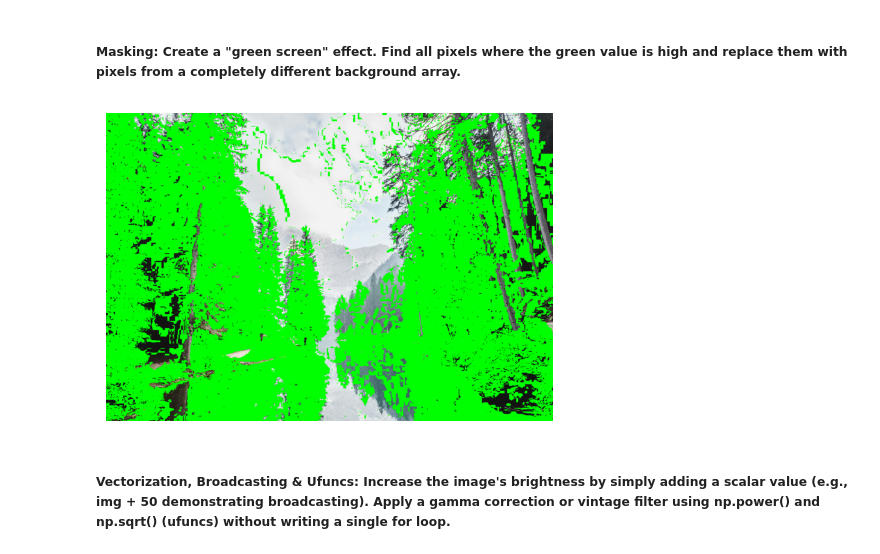
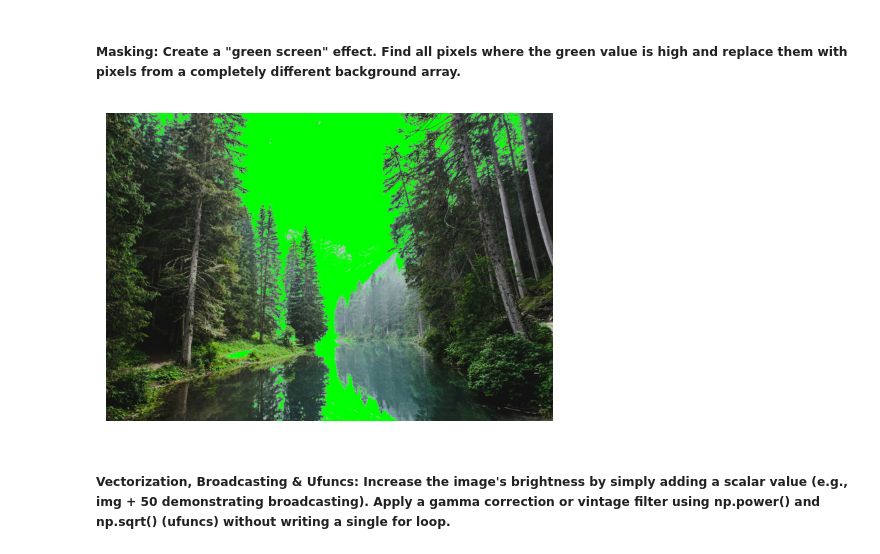
Before and after one commit to DaraVathanak/Python, a Jupyter notebook: Numpy/The_Image_Filter & Pixel_Manipulation_Engine.ipynb, the cells around one changed output. Drawn from its saved outputs; the diff is of its cells as text; code cells hidden in the pictures.

```diff
--- a/Numpy/The_Image_Filter & Pixel_Manipulation_Engine.ipynb
+++ b/Numpy/The_Image_Filter & Pixel_Manipulation_Engine.ipynb
@@ -67,18 +67,18 @@ plt.show()
 # %%
 import numpy as np
 from PIL import Image
 import matplotlib.pyplot as plt
-img = np.array(Image.open("../../image/photo2.jpg").convert("RGBA"))
-mask = (img[:, :, 1] > img[:, :, 0]) & (img[:, :, 1] > img[:, :, 2])
+img = np.array(Image.open("../../image/photo2.jpg").convert("RGB"))
+mask = (img[:, :, 1] > 200)
 result = img.copy()
-color = np.array([0, 255, 0, 255])
+color = np.array([0, 255, 0])
 result[mask] = color
 plt.figure(figsize=(12, 4))
 plt.imshow(result)
 plt.axis("off")
 plt.show()
 # %% [output]
-[figure, old version]
+[figure, new version]
 # %% [markdown]
 ##### Vectorization, Broadcasting & Ufuncs: Increase the image's brightness by simply adding a scalar value (e.g., img + 50 demonstrating broadcasting). Apply a gamma correction or vintage filter using np.power() and np.sqrt() (ufuncs) without writing a single for loop.
 # %%
```
Also changed, not shown: parts of 2 cells of this notebook.
